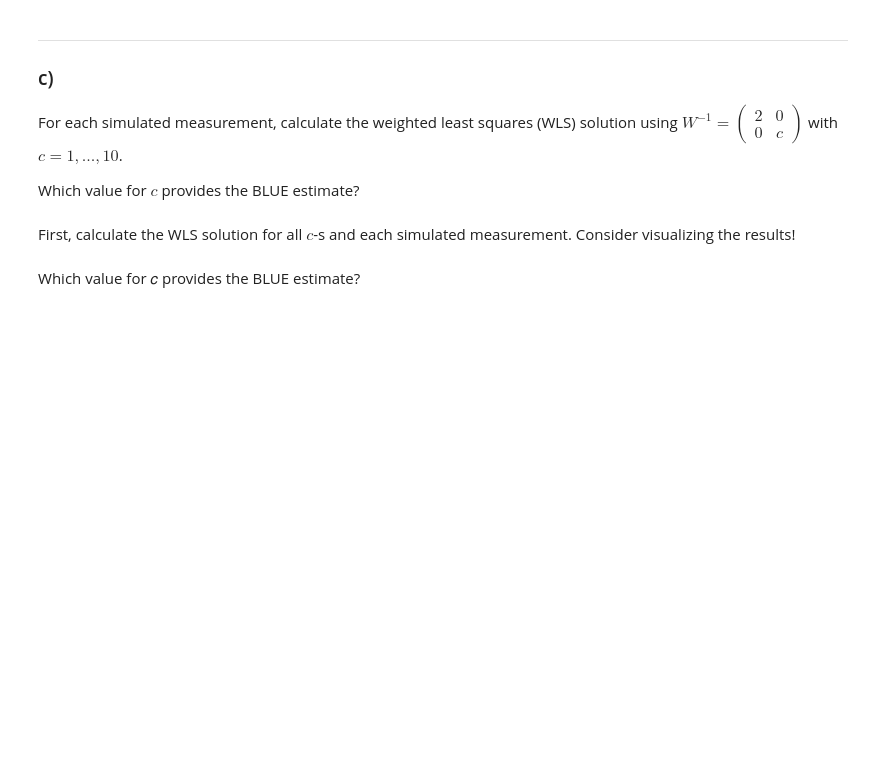
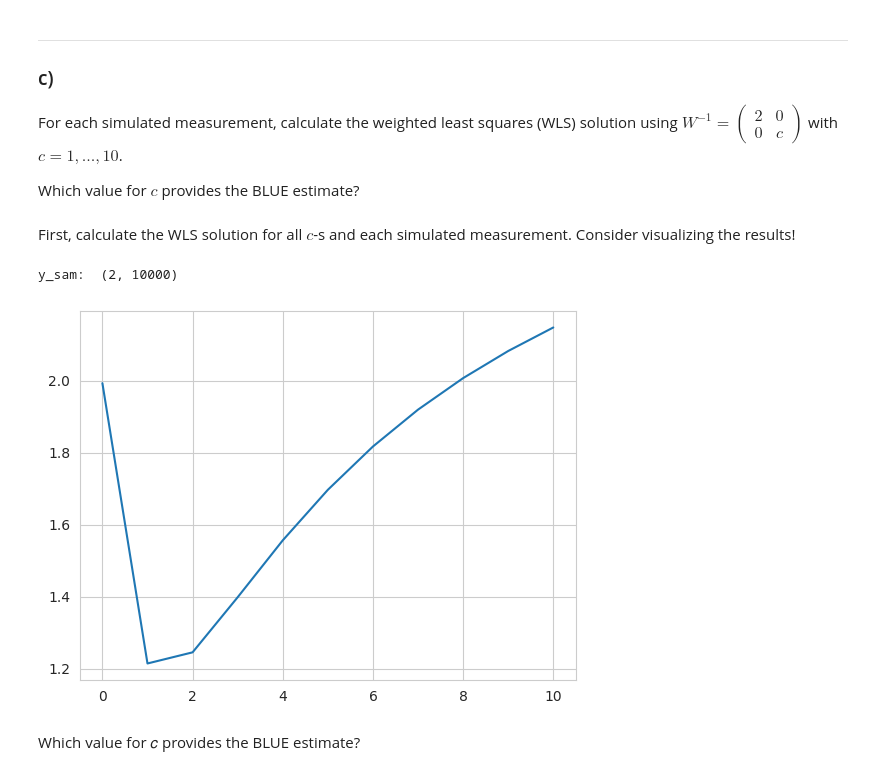
Before and after one commit to derMacon/ss23_sensor-data-fusion, a Jupyter notebook: jupyter-notebooks/problems/ex04_problems.ipynb, the cells around one changed output. Cells and saved outputs as stored; diff of their text form; code cells hidden in the pictures; blank space fills up the shorter version.

```diff
--- a/jupyter-notebooks/problems/ex04_problems.ipynb
+++ b/jupyter-notebooks/problems/ex04_problems.ipynb
@@ -51,16 +51,14 @@ Then, write a function that simulates $m=1000$ measurements using the measuremen
 x = 2
 
 # m, the number of samples
-nr_samples = 1000
+nr_samples = 10000
 
 # Measurement matrix H and Error Covariance Ce:
 # Implement the measurement model here. You can see the correct dimensions of H and Ce at the end of this cell!
 
 # === YOUR CODE HERE ===
-# H = ...
-
-# Ce = ...
-
+H = np.ones((2, 1))
+Ce = np.array([[2, 0], [0, 3]])
 # === END OF YOUR CODE ===
 
 H = np.array(H)
@@ -121,3 +141,25 @@ Consider visualizing the results!
+# %%
+# === YOUR CODE HERE ===
+legend = []
+points = {'x': [], 'y': []}
+
+for c in range(11):
+    W = np.array([[2, 0], [0, c]])
+
+    x_ls = (np.linalg.inv(H.T @ W @ H) @ H.T @ W @ y_sam)[0]
+    variance_x_ls = np.var(x_ls)
+
+    points["x"].append(c)
+    points["y"].append(variance_x_ls)
+
+plt.plot(points['x'], points['y'])
+plt.show()
+
+
+# === END OF YOUR CODE ===
+# %% [output]
+y_sam:  (2, 10000)
+[figure, added]
 # %% [markdown]
 Which value for 𝑐 provides the BLUE estimate?
 # %% [markdown]
```
Also changed, not shown: parts of 3 cells of this notebook.
